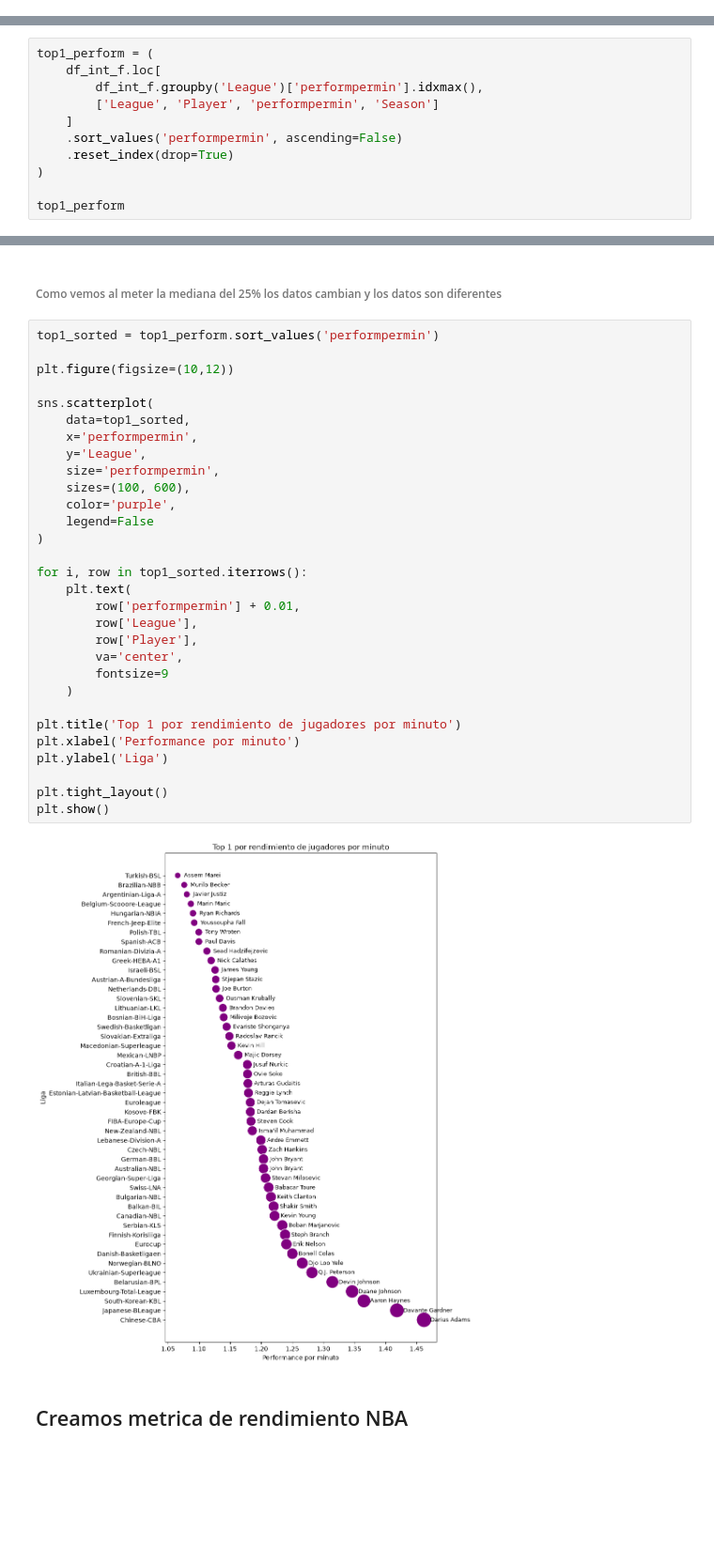
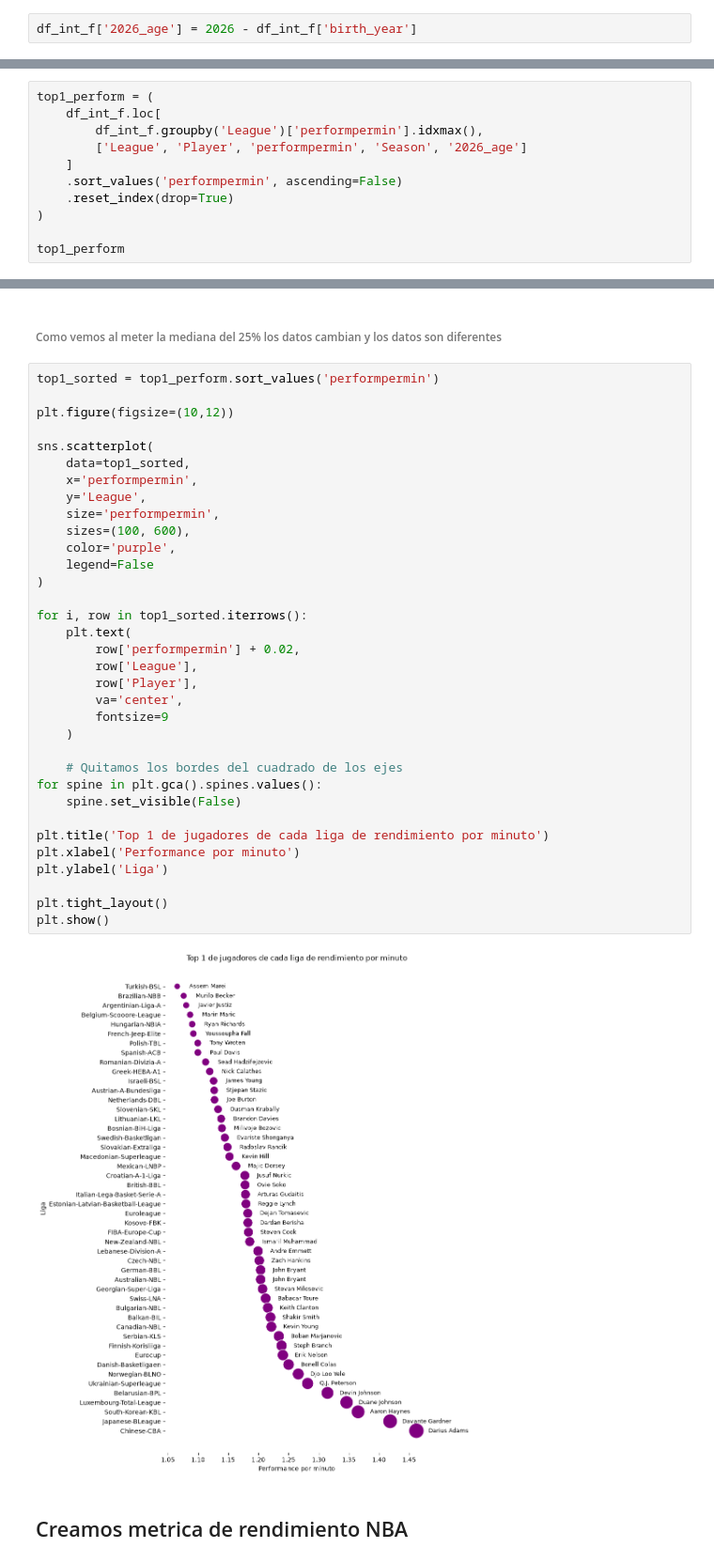
Before and after one commit to c0sh1/basketball_stats_analysis, a Jupyter notebook: Notebook/EDA.ipynb, the cells around one changed output, grey strips where cells are left out. Shown at 94% size. Cells and saved outputs as stored; diff of their text form; blank space fills up the shorter version.

Commit message:
Update EDA
NBA metrics and charts added

```diff
--- a/Notebook/EDA.ipynb
+++ b/Notebook/EDA.ipynb
@@ -372,3 +374,5 @@ plt.show()
+# %%
+df_int_f['2026_age'] = 2026 - df_int_f['birth_year']
 # %% [markdown]
 #### Quienes son el top 1 de jugadores de cada liga y de qué temporada (año es)
 # %%
@@ -404,7 +408,7 @@ plt.show()
 top1_perform = (
     df_int_f.loc[
         df_int_f.groupby('League')['performpermin'].idxmax(),
-        ['League', 'Player', 'performpermin', 'Season']
+        ['League', 'Player', 'performpermin', 'Season', '2026_age']
     ]
     .sort_values('performpermin', ascending=False)
     .reset_index(drop=True)
@@ -434,34 +438,38 @@ top1_perform
 # %%
 top1_sorted = top1_perform.sort_values('performpermin')
 
 plt.figure(figsize=(10,12))
 
 sns.scatterplot(
     data=top1_sorted,
     x='performpermin',
     y='League',
     size='performpermin',
     sizes=(100, 600),
     color='purple',
     legend=False
 )
 
 for i, row in top1_sorted.iterrows():
     plt.text(
-        row['performpermin'] + 0.01,
+        row['performpermin'] + 0.02,
         row['League'],
         row['Player'],
         va='center',
         fontsize=9
     )
 
-plt.title('Top 1 por rendimiento de jugadores por minuto')
+    # Quitamos los bordes del cuadrado de los ejes
+for spine in plt.gca().spines.values():
+    spine.set_visible(False)
+
+plt.title('Top 1 de jugadores de cada liga de rendimiento por minuto')
 plt.xlabel('Performance por minuto')
 plt.ylabel('Liga')
 
 plt.tight_layout()
 plt.show()
 # %% [output]
-[figure, old version]
+[figure, new version]
 # %% [markdown]
 ## Creamos metrica de rendimiento NBA
```
Also changed, not shown: parts of 13 cells of this notebook.
